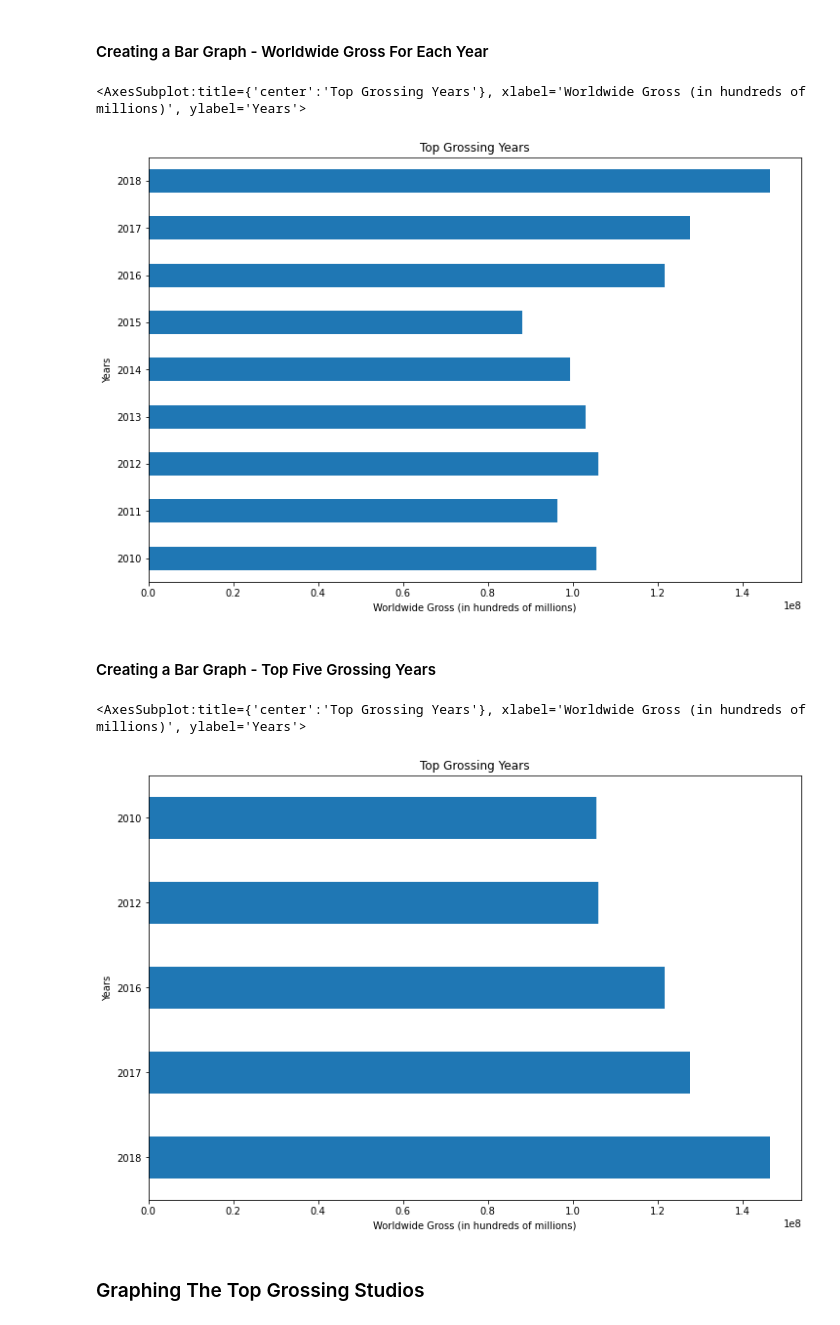
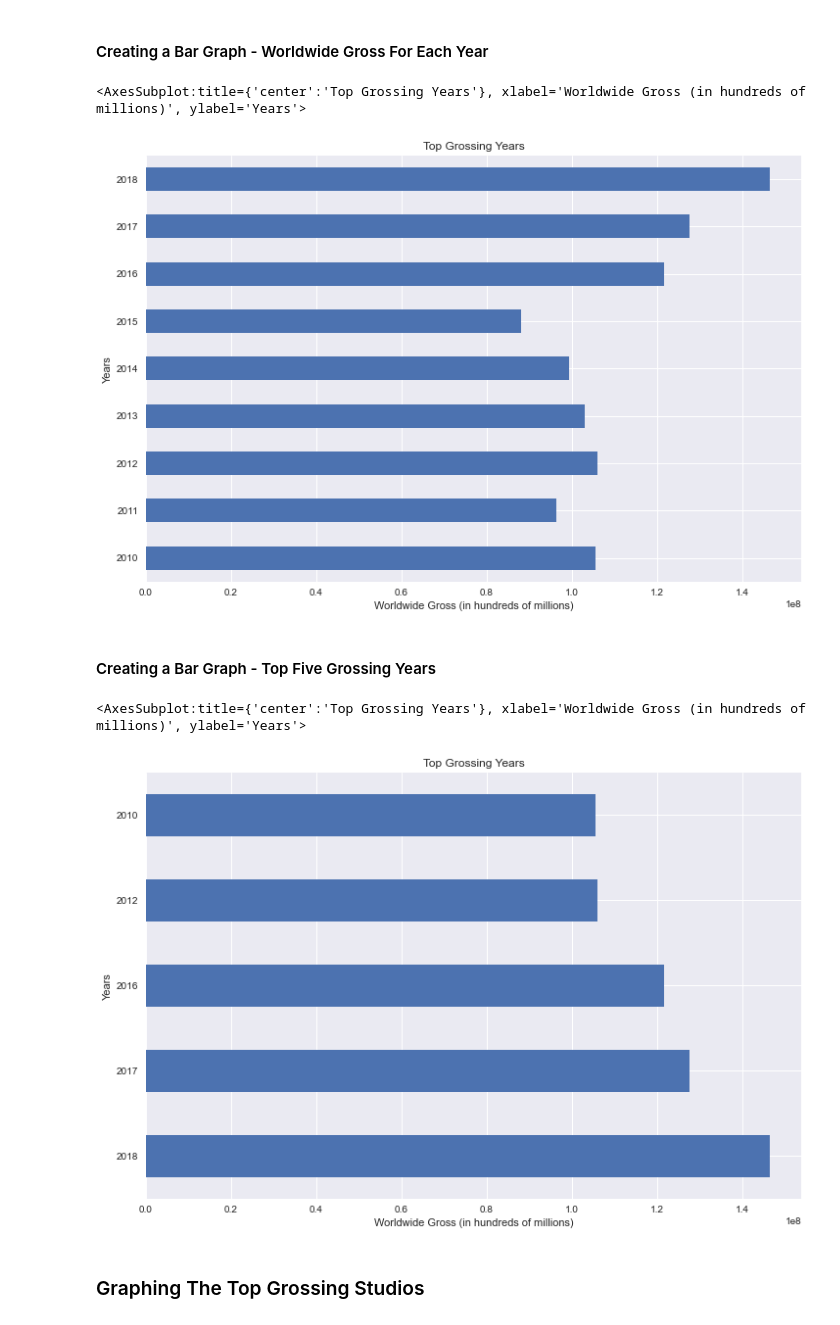
Before and after one commit to justinbalwan/dsc-project-template, a Jupyter notebook: dsc-phase1-project-template.ipynb, the cells around one changed output. Cells and saved outputs as stored; diff of their text form; code cells hidden in the pictures.

```diff
--- a/dsc-phase1-project-template.ipynb
+++ b/dsc-phase1-project-template.ipynb
@@ -399,6 +399,8 @@ I created a larger graph detailing the worldwide gross of each genre. Having com
 #### Creating a Bar Graph - Worldwide Gross Of Each Genre
 # %%
 genres_worldwide_gross_df.groupby(by='genres').mean()['worldwide_gross'].plot(kind='barh', figsize=(12,8))
+from matplotlib import style
+plt.style.use("seaborn")
 plt.title('Worldwide Grossing Genres')
 plt.xlabel('Worldwide Gross (in hundreds of millions)')
 plt.ylabel('Genres')
@@ -410,6 +412,8 @@ Text(0, 0.5, 'Genres')
 # %%
 # Creates a new variable top_grossing_genres_df to depict the top five grossing genres
 top_grossing_genres_df = genres_worldwide_gross_df.groupby(by='genres').mean()['worldwide_gross'].sort_values(ascending=False).head(5).plot(kind='barh', figsize=(12,8))
+from matplotlib import style
+plt.style.use("seaborn")
 plt.title('Top Grossing Genres')
 plt.xlabel('Worldwide Gross (in hundreds of millions)')
 plt.ylabel('Genres')
@@ -425,25 +429,29 @@ Similar to the graphs above, I chose to create a graph highlighting the worldwid
 # %%
 # Creates a new variable grossing_years_df to show the overall top grossing years from 2010 - 2018
 grossing_years_df = most_grossing_years_df.groupby(by='year').mean()['worldwide_gross'].plot(kind='barh', figsize=(12,8))
+from matplotlib import style
+plt.style.use("seaborn")
 plt.title('Top Grossing Years')
 plt.xlabel('Worldwide Gross (in hundreds of millions)')
 plt.ylabel('Years')
 grossing_years_df
 # %% [output]
 <AxesSubplot:title={'center':'Top Grossing Years'}, xlabel='Worldwide Gross (in hundreds of millions)', ylabel='Years'>
-[figure, old version]
+[figure, new version]
 # %% [markdown]
 #### Creating a Bar Graph - Top Five Grossing Years
 # %%
 # Creates a new variable top_grossing_years_df to show the top five grossing years from 2010 - 2018
 top_grossing_years_df = most_grossing_years_df.groupby(by='year').mean()['worldwide_gross'].sort_values(ascending=False).head(5).plot(kind='barh', figsize=(12,8))
+from matplotlib import style
+plt.style.use("seaborn")
 plt.title('Top Grossing Years')
 plt.xlabel('Worldwide Gross (in hundreds of millions)')
 plt.ylabel('Years')
 top_grossing_years_df
 # %% [output]
 <AxesSubplot:title={'center':'Top Grossing Years'}, xlabel='Worldwide Gross (in hundreds of millions)', ylabel='Years'>
-[figure, old version]
+[figure, new version]
 # %% [markdown]
 ### Graphing The Top Grossing Studios
 # %%
```
Also changed, not shown: parts of 8 cells of this notebook.
